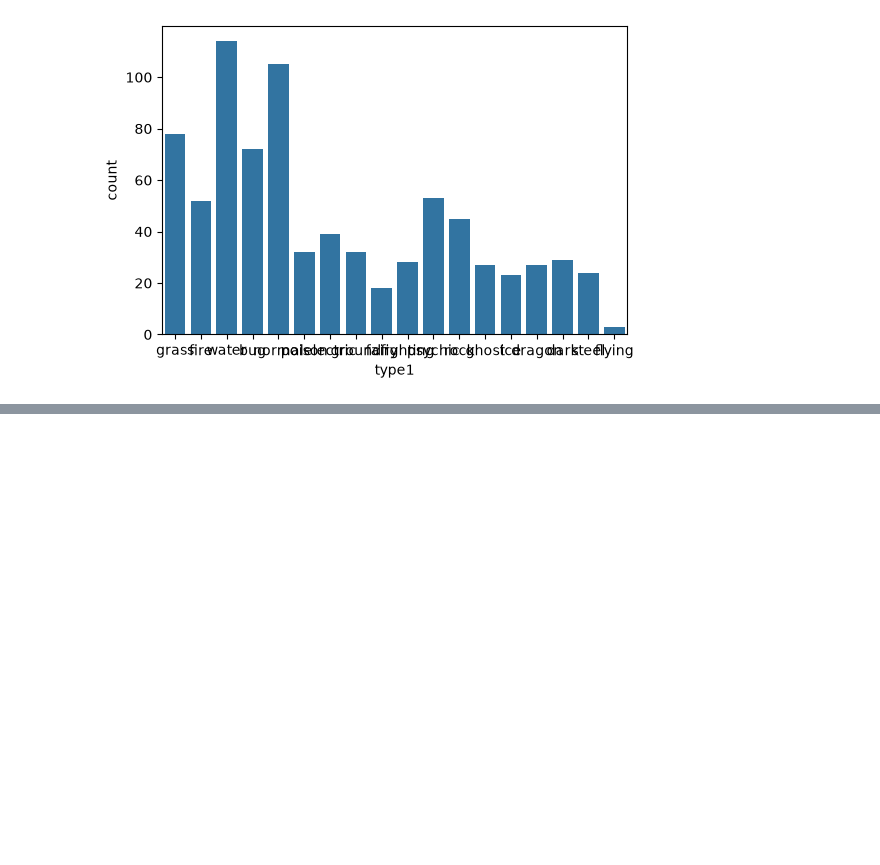
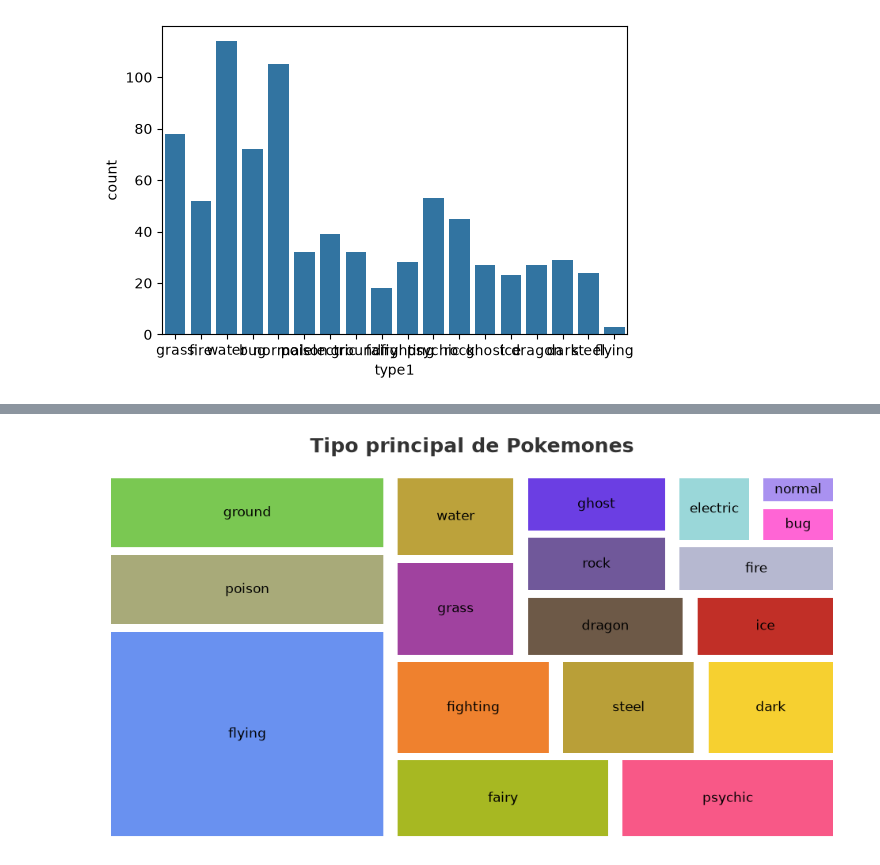
Before and after one commit to keitzeta/Pokemon-Inference-Classification-Outcomes, a Jupyter notebook: Pokemon.ipynb, the cells around one changed output, grey strips where cells are left out. Cells and saved outputs as stored; diff of their text form; code cells hidden in the pictures; blank space fills up the shorter version.

```diff
--- a/Pokemon.ipynb
+++ b/Pokemon.ipynb
@@ -108,0 +189,32 @@ plt.show()
+# %%
+plt.figure(figsize=(12,6))
+
+type1_values = PokemonSet['type2'].value_counts()
+
+
+axis = squarify.plot(sizes=type1_values, label=type1_values.index, color=[
+        '#6991F0',
+        '#A8AA79',
+        '#7AC852',
+        '#A7B822',
+        '#F85887',
+        '#EF812E',
+        '#B99F38',
+        '#F6D030',
+        '#A0429F',
+        '#BCA23B',
+        '#6D5947',
+        '#C12F27',
+        '#70589A',
+        '#6B3EE3',
+        '#B6B8D0',
+        '#9AD7D9',
+        '#FF65D5',
+        '#A991F0',], pad=1, text_kwargs={'fontsize':12})
+
+plt.axis("off")
+axis.set_title("Tipo principal de Pokemones", fontsize=18, weight='bold', pad=20, color="#333333")
+
+plt.show()
+# %% [output]
+[figure, added]
```
Also changed, not shown: parts of 13 cells of this notebook.
